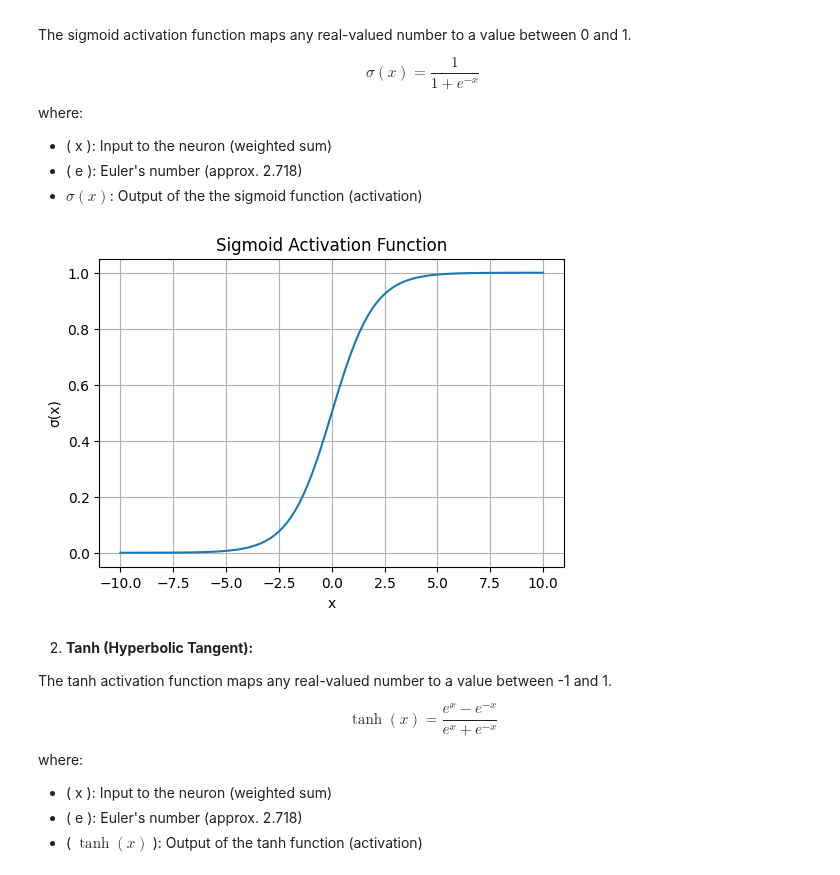
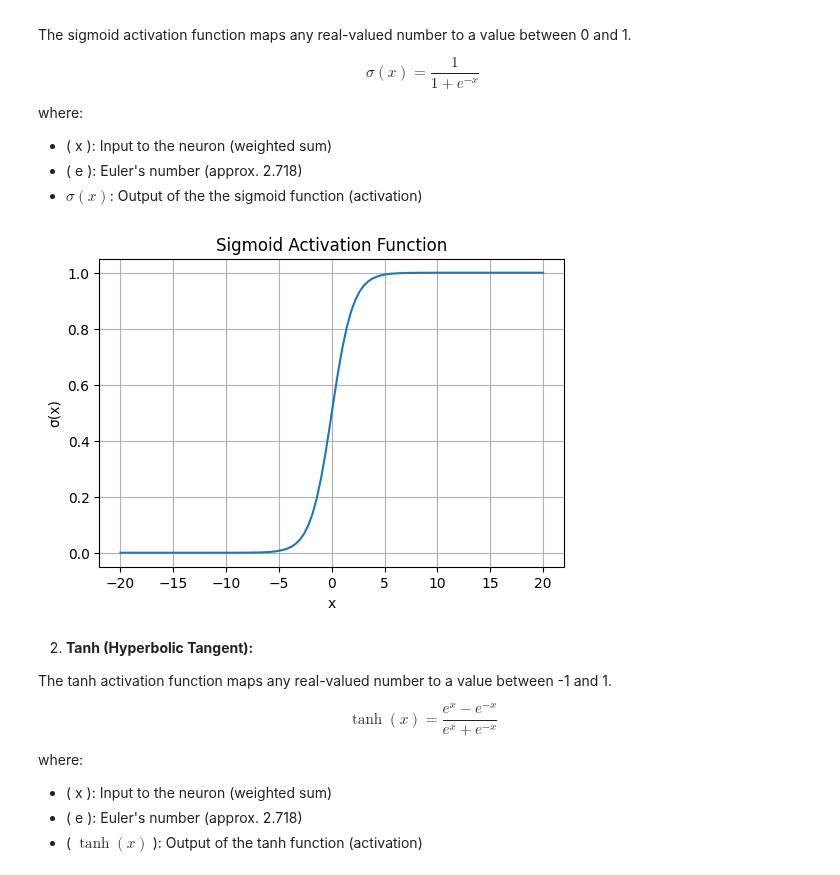
Before and after one commit to sujit4uwbslg/gcet_IV-I_2025, a Jupyter notebook: LAB/week1.ipynb, the cells around one changed output. Drawn from its saved outputs; the diff is of its cells as text; code cells hidden in the pictures.

```diff
--- a/LAB/week1.ipynb
+++ b/LAB/week1.ipynb
@@ -103,24 +103,24 @@ where:
 # %%
 import numpy as np
 import matplotlib.pyplot as plt
 
 # Sigmoid function definition
 def sigmoid(x):
     return 1 / (1 + np.exp(-x))
 
 # Generate input values
-x = np.linspace(-10, 10, 100)
+x = np.linspace(-20, 20, 100)
 y = sigmoid(x)
 
 # Plot
 plt.figure(figsize=(6, 4))
 plt.plot(x, y, label='Sigmoid Function')
 plt.title('Sigmoid Activation Function')
 plt.xlabel('x')
 plt.ylabel('σ(x)')
 plt.grid(True)
 # %% [output]
-[figure, old version]
+[figure, new version]
 # %% [markdown]
   2. **Tanh (Hyperbolic Tangent):**
 
```
Also changed, not shown: parts of 1 cell of this notebook, 2 other files.
